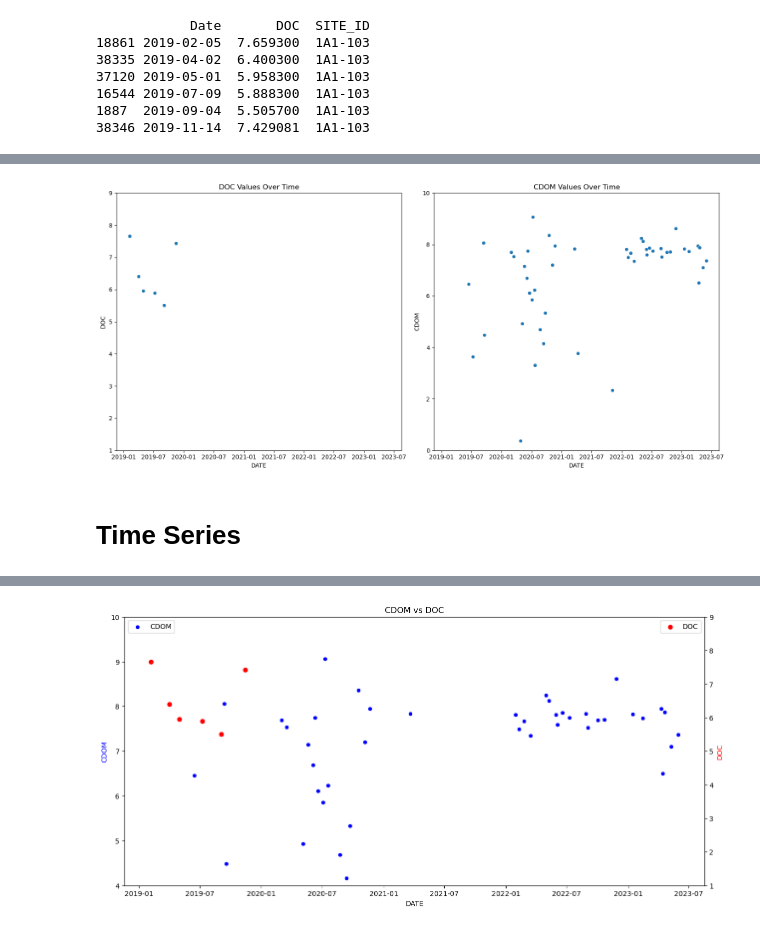
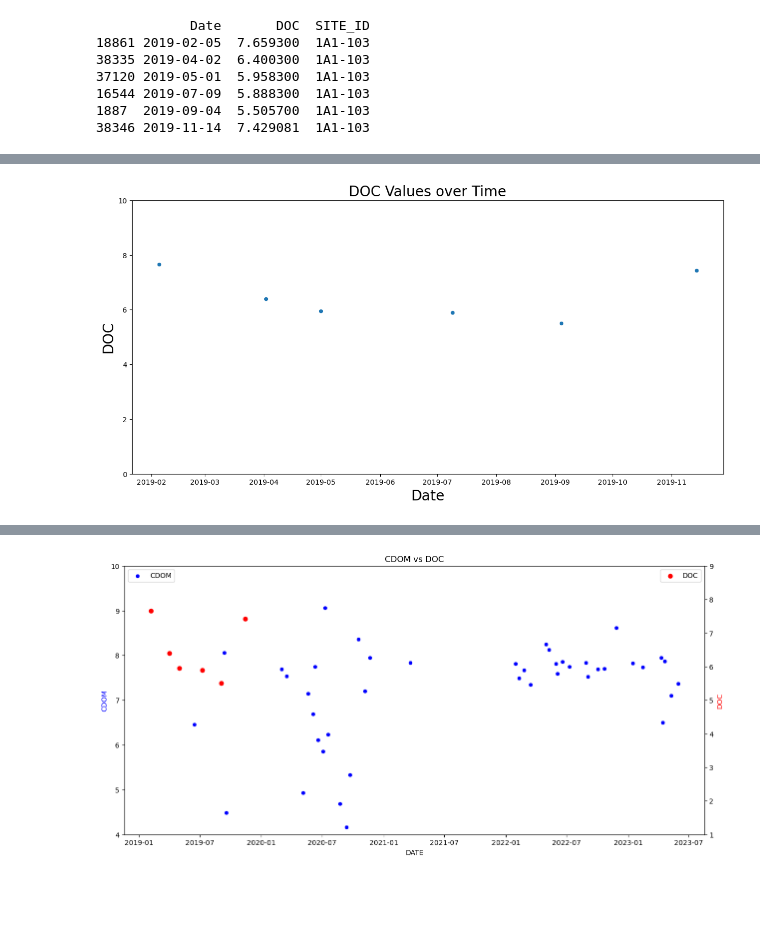
Before and after one commit to Touheda812/Research-Water-Quality-, a Jupyter notebook: BIG_MOOSE_LAKE_CDOM_DOC_SENTINEL2.ipynb, the cells around one changed output, grey strips where cells are left out. Cells and saved outputs as stored; diff of their text form; code cells hidden in the pictures; blank space fills up the shorter version.

```diff
--- a/BIG_MOOSE_LAKE_CDOM_DOC_SENTINEL2.ipynb
+++ b/BIG_MOOSE_LAKE_CDOM_DOC_SENTINEL2.ipynb
@@ -680,29 +688,0 @@ plt.show()
-# %%
-import seaborn as sns
-import matplotlib.pyplot as plt
-
-# Create a figure with two subplots side by side
-fig, (ax1, ax2) = plt.subplots(1, 2, figsize=(15, 7), sharex=True)
-
-# Seaborn scatter plot
-sns.scatterplot(data=data_2019, x='Date', y='DOC', ax=ax1)
-ax1.set_xlabel('DATE')
-ax1.set_ylabel('DOC')
-ax1.set_ylim(1,9)
-
-ax1.set_title('DOC Values Over Time')
-
-# Seaborn scatter plot
-sns.scatterplot(data=df, x='date', y='CDOM', ax=ax2)
-ax2.set_xlabel('DATE')
-ax2.set_ylabel('CDOM')
-ax2.set_ylim(0,10)
-ax2.set_title('CDOM Values Over Time')
-
-# Adjust the spacing between subplots
-plt.tight_layout()
-
-# Display the plot
-plt.show()
-# %% [output]
-[figure, removed]
@@ -718,2 +689,24 @@ df['date'] = pd.to_datetime(df['date'])
-# %% [markdown]
-# Time Series
+# %%
+import seaborn as sns
+import matplotlib.pyplot as plt
+import datetime as dt
+
+# Create a figure with subplots and set the dimensions to 15 x 7
+fig, ax = plt.subplots(figsize=(15, 7))
+
+# Create the plot by setting our dataframe to the data argument
+sns.scatterplot(data=data_2019, x='Date', y='DOC', ax=ax)
+
+# Set the labels and title
+ax.set_ylabel('DOC', fontsize=20)
+ax.set_xlabel('Date', fontsize=20)
+ax.set_title('DOC Values over Time', fontsize=20)
+ax.set_ylim(0, 10)
+
+# Format the x-axis tick labels to display only the year
+# ax.xaxis.set_major_formatter(plt.FixedFormatter(df['date'].dt.year.unique()))
+
+# Display the plot
+plt.show()
+# %% [output]
+[figure, added]
```
Also changed, not shown: parts of 39 cells of this notebook.
